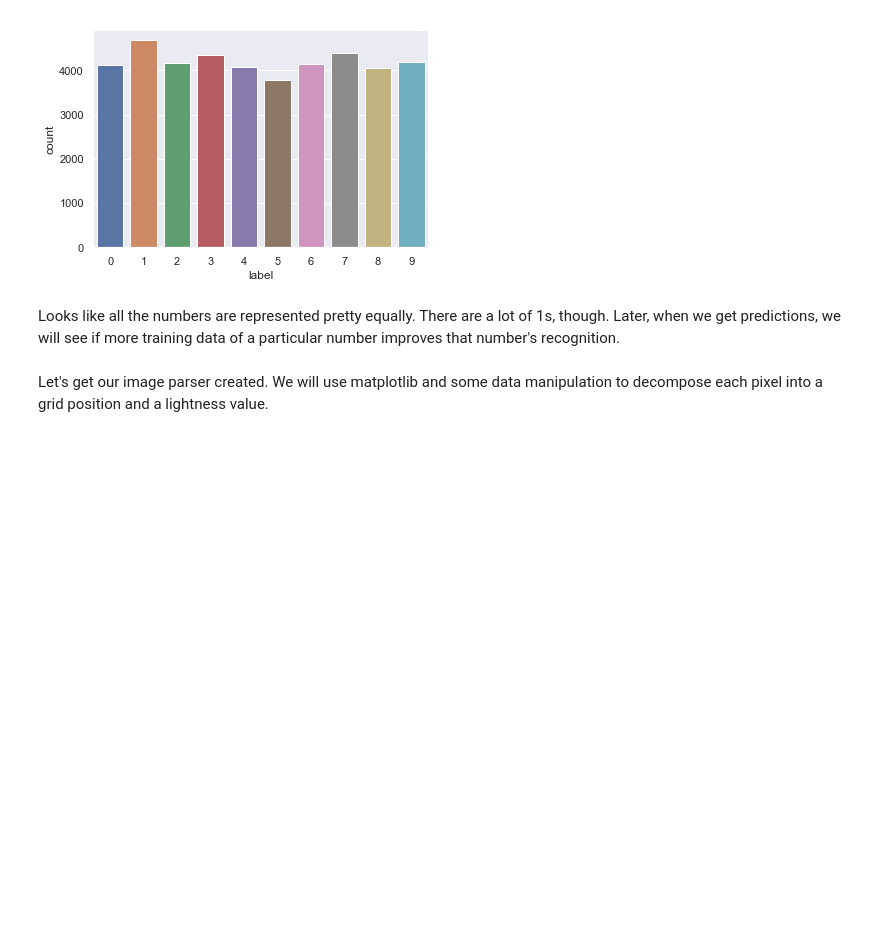
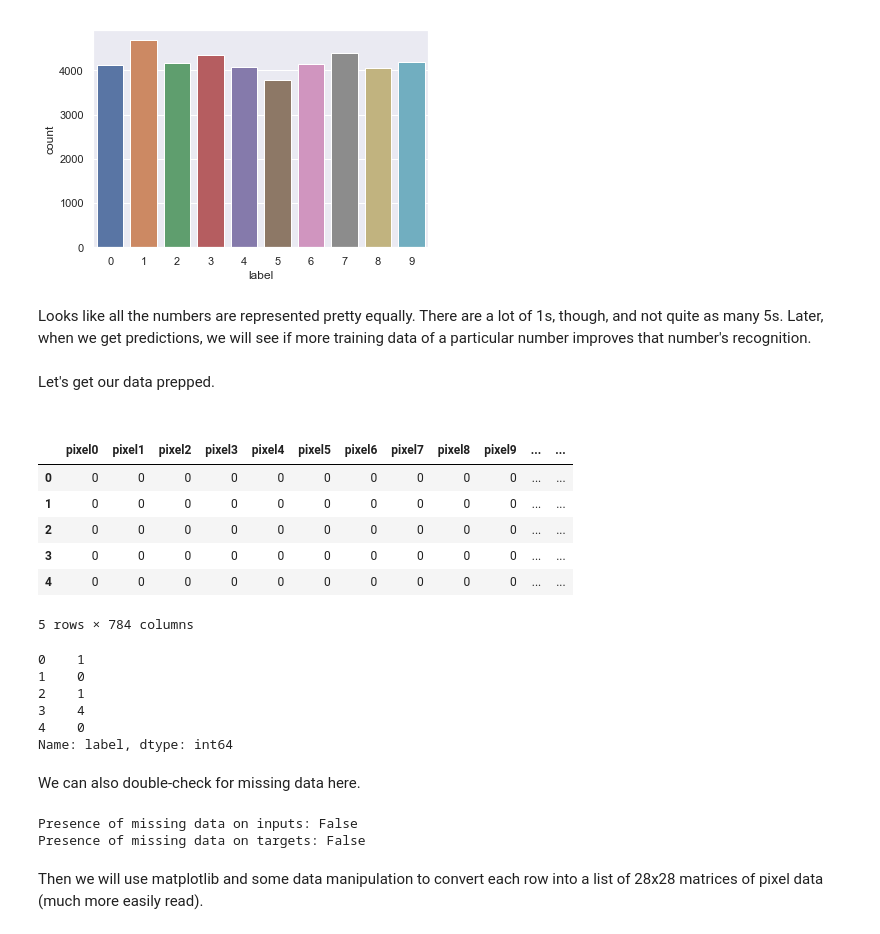
Before and after one commit to malikendsley/MOSTECMLProject-, a Jupyter notebook: MNIST Digit Recognition with Deep Learning - Malik Endsley and Daniel Park.ipynb, the cells around one changed output. Cells and saved outputs as stored; diff of their text form; code cells hidden in the pictures; blank space fills up the shorter version.

```diff
--- a/MNIST Digit Recognition with Deep Learning - Malik Endsley and Daniel Park.ipynb
+++ b/MNIST Digit Recognition with Deep Learning - Malik Endsley and Daniel Park.ipynb
@@ -35,4 +46,34 @@ proportionsAx = sns.countplot(x="label", data=digits)
 # %% [output]
 [figure]
 # %% [markdown]
-Looks like all the numbers are represented pretty equally. There are a lot of 1s, though. Later, when we get predictions, we will see if more training data of a particular number improves that number's recognition. <br/> <br/> Let's get our image parser created. We will use matplotlib and some data manipulation to decompose each pixel into a grid position and a lightness value.
+Looks like all the numbers are represented pretty equally. There are a lot of 1s, though, and not quite as many 5s. Later, when we get predictions, we will see if more training data of a particular number improves that number's recognition. <br/> <br/> Let's get our data prepped.  <br/> <br/>
+# %%
+X_train = trainingDigits.drop(labels = ["label"], axis=1)
+X_train.head()
+# %% [output]
+|  | pixel0 | pixel1 | pixel2 | pixel3 | pixel4 | pixel5 | pixel6 | pixel7 | pixel8 | pixel9 | ... | ... |
+| 0 | 0 | 0 | 0 | 0 | 0 | 0 | 0 | 0 | 0 | 0 | ... | ... |
+| 1 | 0 | 0 | 0 | 0 | 0 | 0 | 0 | 0 | 0 | 0 | ... | ... |
+| 2 | 0 | 0 | 0 | 0 | 0 | 0 | 0 | 0 | 0 | 0 | ... | ... |
+| 3 | 0 | 0 | 0 | 0 | 0 | 0 | 0 | 0 | 0 | 0 | ... | ... |
+| 4 | 0 | 0 | 0 | 0 | 0 | 0 | 0 | 0 | 0 | 0 | ... | ... |
+5 rows × 784 columns
+# %%
+y_train = trainingDigits["label"]
+y_train.head()
+# %% [output]
+0    1
+1    0
+2    1
+3    4
+4    0
+Name: label, dtype: int64
+# %% [markdown]
+We can also double-check for missing data here.
+# %%
+print("Presence of missing data on inputs: " + str(X_train.isnull().values.any()) + "\nPresence of missing data on targets: " + str(y_train.isnull().values.any()))
+# %% [output]
+Presence of missing data on inputs: False
+Presence of missing data on targets: False
+# %% [markdown]
+Then we will use matplotlib and some data manipulation to convert each row into a list of 28x28 matrices of pixel data (much more easily read).
```
Also changed, not shown: parts of 8 cells of this notebook.
